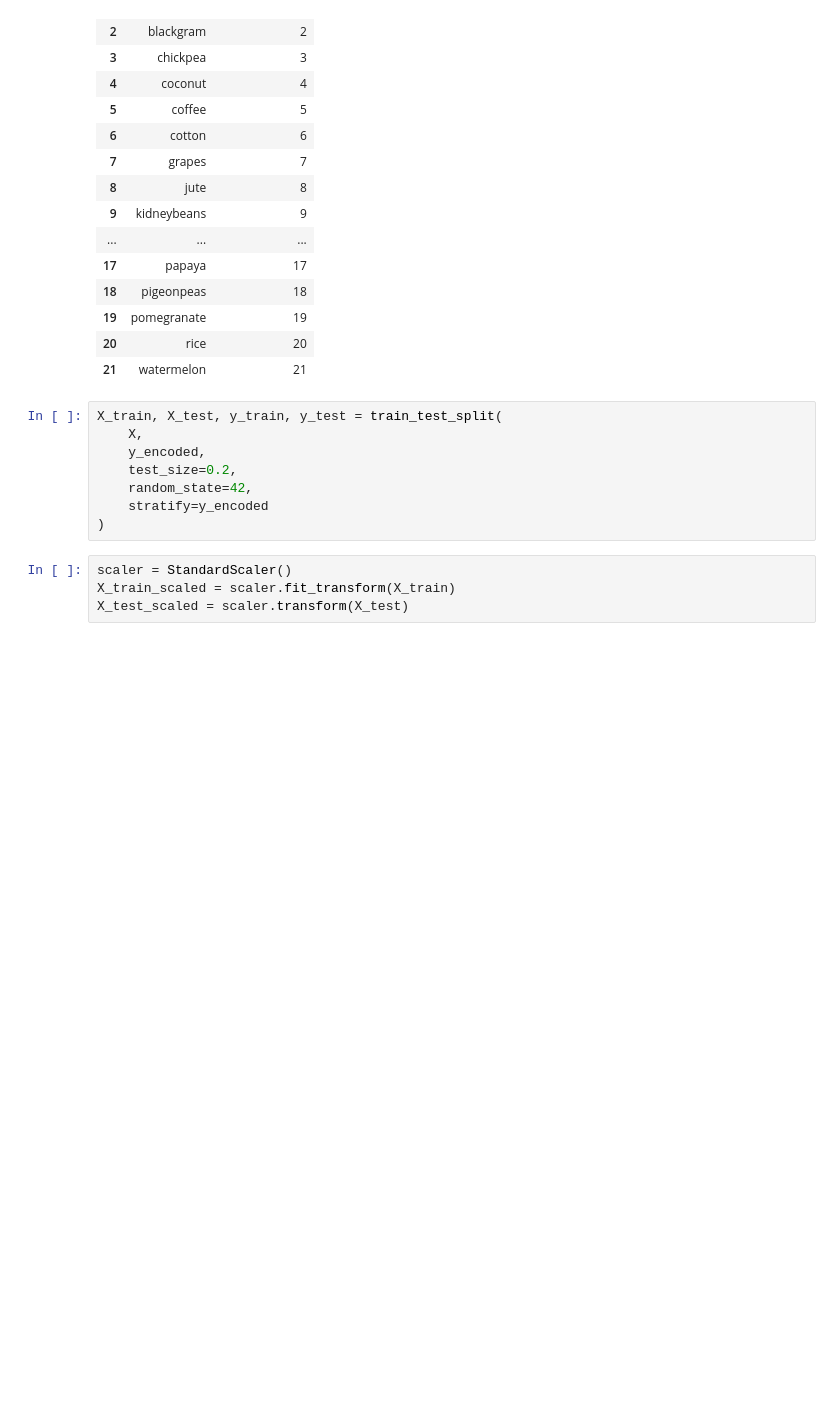
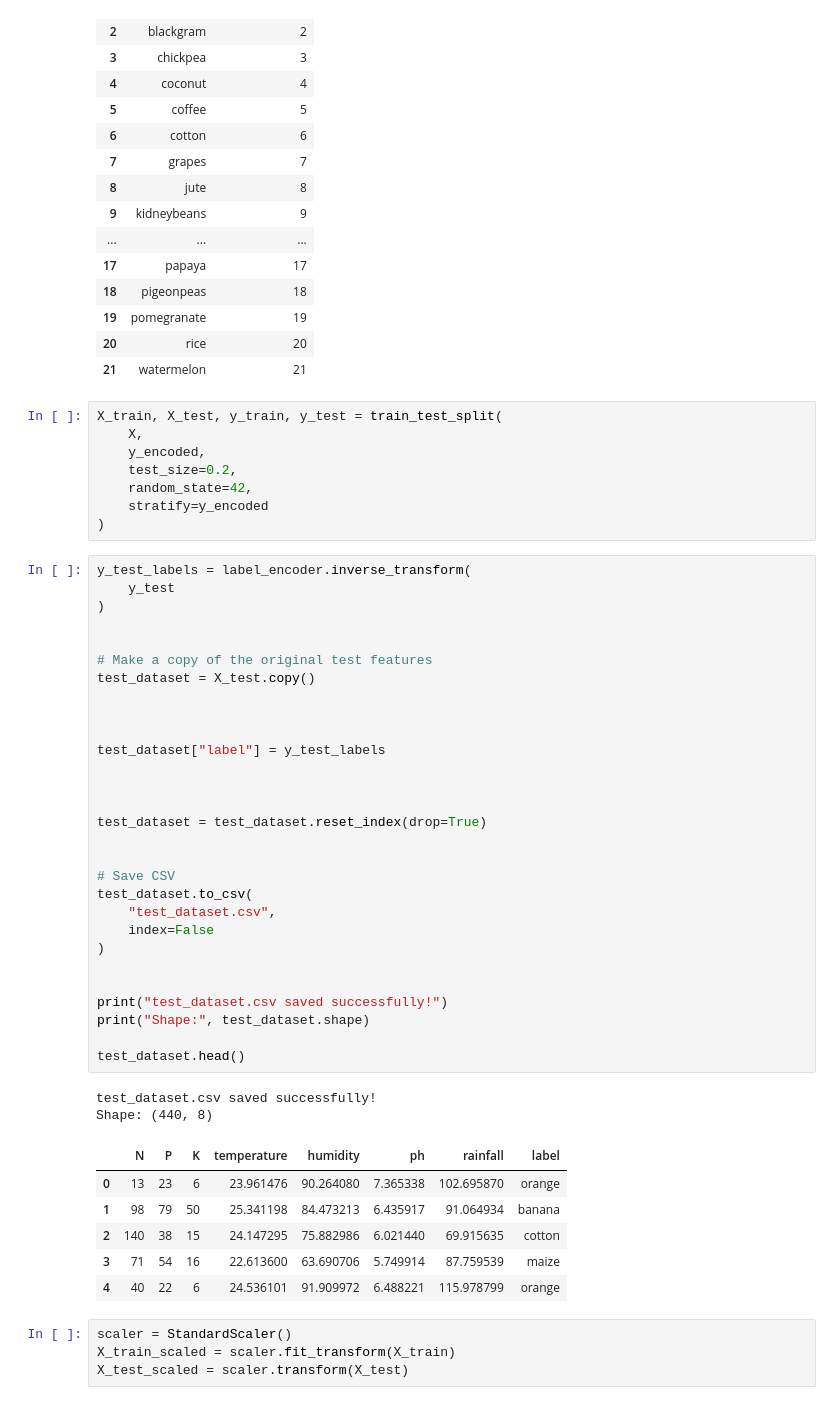
Before and after one commit to aryangupta658/Smart-Agriculture-Prediction-Platform, a Jupyter notebook: ml-training/crop-recommendation/crop_recommendation.ipynb, the cells around one changed output. Cells and saved outputs as stored; diff of their text form; blank space fills up the shorter version.

```diff
--- a/ml-training/crop-recommendation/crop_recommendation.ipynb
+++ b/ml-training/crop-recommendation/crop_recommendation.ipynb
@@ -411,6 +411,44 @@ X_train, X_test, y_train, y_test = train_test_split(
     random_state=42,
     stratify=y_encoded
 )
+# %%
+y_test_labels = label_encoder.inverse_transform(
+    y_test
+)
+
+
+# Make a copy of the original test features
+test_dataset = X_test.copy()
+
+
+
+test_dataset["label"] = y_test_labels
+
+
+
+test_dataset = test_dataset.reset_index(drop=True)
+
+
+# Save CSV
+test_dataset.to_csv(
+    "test_dataset.csv",
+    index=False
+)
+
+
+print("test_dataset.csv saved successfully!")
+print("Shape:", test_dataset.shape)
+
+test_dataset.head()
+# %% [output]
+test_dataset.csv saved successfully!
+Shape: (440, 8)
+|  | N | P | K | temperature | humidity | ph | rainfall | label |
+| 0 | 13 | 23 | 6 | 23.961476 | 90.264080 | 7.365338 | 102.695870 | orange |
+| 1 | 98 | 79 | 50 | 25.341198 | 84.473213 | 6.435917 | 91.064934 | banana |
+| 2 | 140 | 38 | 15 | 24.147295 | 75.882986 | 6.021440 | 69.915635 | cotton |
+| 3 | 71 | 54 | 16 | 22.613600 | 63.690706 | 5.749914 | 87.759539 | maize |
+| 4 | 40 | 22 | 6 | 24.536101 | 91.909972 | 6.488221 | 115.978799 | orange |
 # %%
 scaler = StandardScaler()
 X_train_scaled = scaler.fit_transform(X_train)
```
Also changed, not shown: parts of 3 cells of this notebook, 37 other files.
